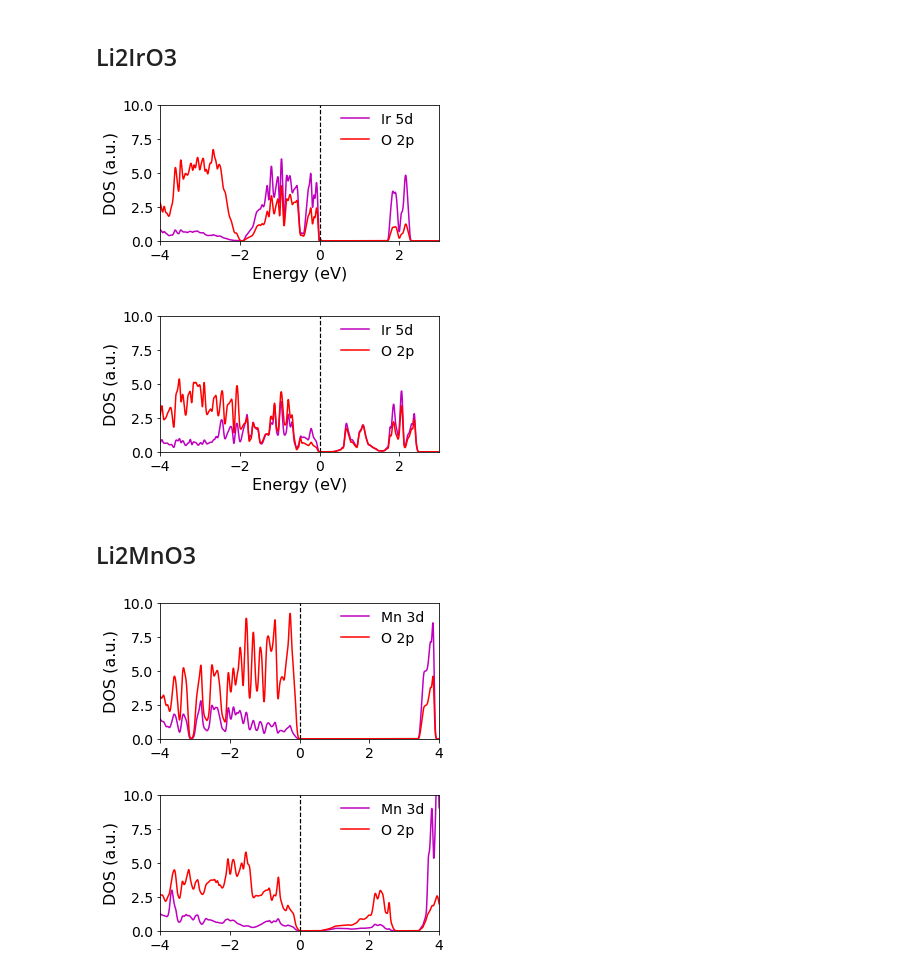
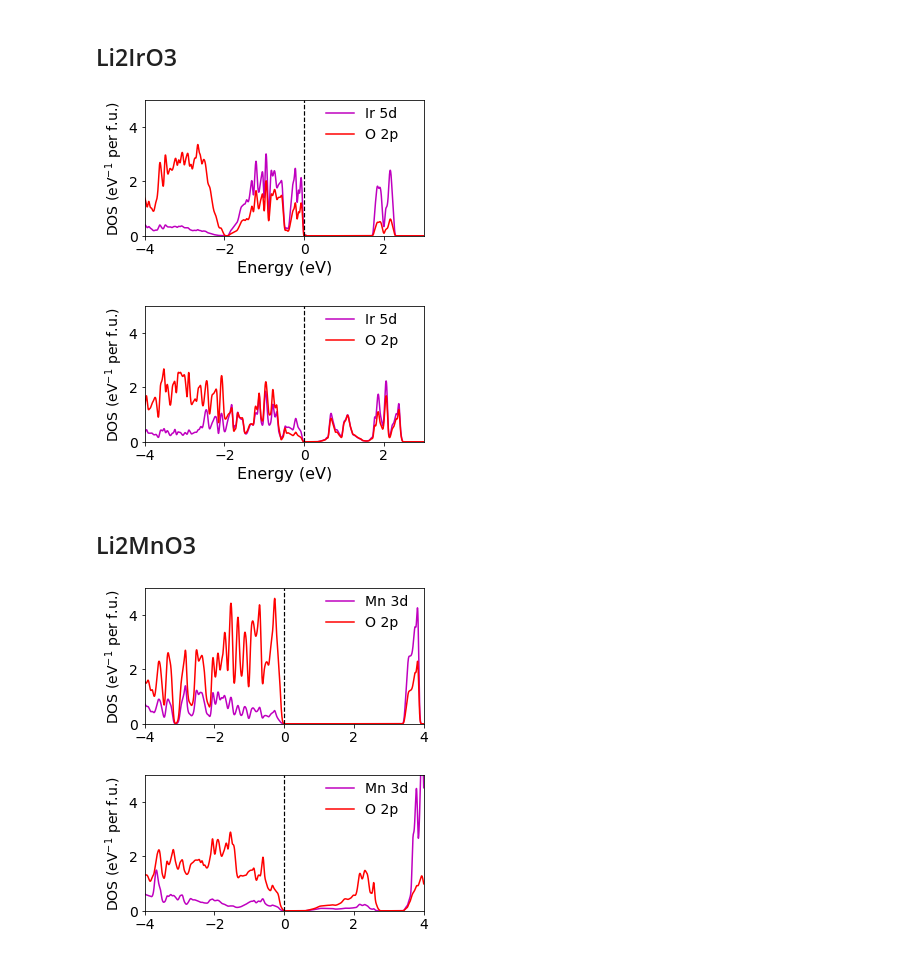
Before and after one commit to mbercx/phd-thesis, a Jupyter notebook: jupyter/batteries/li_rich/pdos_analysis.ipynb, the cells around one changed output. Cells and saved outputs as stored; diff of their text form; code cells hidden in the pictures.

Commit message:
fix: changed units for Mn-Ir pdos figures.

```diff
--- a/jupyter/batteries/li_rich/pdos_analysis.ipynb
+++ b/jupyter/batteries/li_rich/pdos_analysis.ipynb
@@ -7,6 +7,8 @@ from pymatgen.electronic_structure.core import Orbital, OrbitalType
 from pymatgen.electronic_structure.dos import Dos
 from pymatgen.electronic_structure.plotter import DosPlotter
 from pymatgen import Element, Spin
+
+figures_dir = "../../../figures/temp/"
 # %% [markdown]
 # MRSAdv-2018-3037452 - PDOS analysis
 
@@ -66,30 +68,32 @@ new_dos_Ir_d_chg = f_Ir_d_chg(new_e).clip(min=0)
 new_dos_O_p_chg = f_O_p_chg(new_e).clip(min=0)
 # %%
 plt.figure(figsize=(5,3))
-plt.xlim([-4, 3]); plt.ylim([-0, 10])
-plt.ylabel("DOS (a.u.)", fontdict={'size': 16})
+plt.xlim([-4, 3]); plt.ylim([-0, 5])
+plt.ylabel("DOS (eV$^{-1}$ per f.u.)", fontdict={'size': 14})
 plt.xlabel("Energy (eV)", fontdict={'size': 16})
-plt.plot(new_e, new_dos_Ir_d_dis, 'm')
-plt.plot(new_e, new_dos_O_p_dis, 'r')
-plt.plot([0, 0], [0, 10], "k--", linewidth=1.2)
+plt.plot(new_e, new_dos_Ir_d_dis / 2, 'm')
+plt.plot(new_e, new_dos_O_p_dis / 2, 'r')
+plt.plot([0, 0], [0, 5], "k--", linewidth=1.2)
 plt.legend(["Ir 5d", "O 2p"], loc=(0.63, 0.65), frameon=False)
 plt.gcf().subplots_adjust(bottom=0.25)
-# plt.savefig("li2iro3.png", dpi=300, bbox_inches="tight")
+plt.savefig(os.path.join(figures_dir, "li2iro3_dis.png"),
+            dpi=300, bbox_inches="tight")
 # %% [output]
-[figure, old version]
+[figure, new version]
 # %%
 plt.figure(figsize=(5,3))
-plt.xlim([-4, 3]); plt.ylim([-0, 10])
-plt.ylabel("DOS (a.u.)", fontdict={'size': 16})
+plt.xlim([-4, 3]); plt.ylim([-0, 5])
+plt.ylabel("DOS (eV$^{-1}$ per f.u.)", fontdict={'size': 14})
 plt.xlabel("Energy (eV)", fontdict={'size': 16})
-plt.plot(new_e, new_dos_Ir_d_chg, 'm')
-plt.plot(new_e, new_dos_O_p_chg, 'r')
-plt.plot([0, 0], [0, 10], "k--", linewidth=1.2)
+plt.plot(new_e, new_dos_Ir_d_chg / 2, 'm')
+plt.plot(new_e, new_dos_O_p_chg / 2, 'r')
+plt.plot([0, 0], [0, 5], "k--", linewidth=1.2)
 plt.legend(["Ir 5d", "O 2p"], loc=(0.63, 0.65), frameon=False)
 plt.gcf().subplots_adjust(bottom=0.25)
-# plt.savefig("li2iro3_charged.png", dpi=300, bbox_inches="tight")
+plt.savefig(os.path.join(figures_dir, "li2iro3_chg.png"),
+            dpi=300, bbox_inches="tight")
 # %% [output]
-[figure, old version]
+[figure, new version]
 # %% [markdown]
 ## Li2MnO3
 # %%
@@ -117,25 +121,27 @@ new_dos_Mn_d_chg = f_Mn_d_chg(new_e).clip(min=0)
 new_dos_O_p_chg = f_O_p_chg(new_e).clip(min=0)
 # %%
 plt.figure(figsize=(5,3))
-plt.xlim([-4, 4]); plt.ylim([-0, 10])
-plt.ylabel("DOS (a.u.)", fontdict={'size': 16})
-plt.plot(new_e, new_dos_Mn_d_dis, 'm')
-plt.plot(new_e, new_dos_O_p_dis, 'r')
-plt.plot([0, 0], [0, 10], "k--", linewidth=1.2)
+plt.xlim([-4, 4]); plt.ylim([-0, 5])
+plt.ylabel("DOS (eV$^{-1}$ per f.u.)", fontdict={'size': 14})
+plt.plot(new_e, new_dos_Mn_d_dis / 2, 'm')
+plt.plot(new_e, new_dos_O_p_dis / 2, 'r')
+plt.plot([0, 0], [0, 5], "k--", linewidth=1.2)
 plt.legend(["Mn 3d", "O 2p"], loc=(0.63, 0.65), frameon=False)
 plt.gcf().subplots_adjust(bottom=0.25)
-# plt.savefig("li2mno3.png", dpi=300, bbox_inches="tight")
+plt.savefig(os.path.join(figures_dir, "li2mno3_dis.png"),
+            dpi=300, bbox_inches="tight")
 # %% [output]
-[figure, old version]
+[figure, new version]
 # %%
 plt.figure(figsize=(5,3))
-plt.xlim([-4, 4]); plt.ylim([-0, 10])
-plt.ylabel("DOS (a.u.)", fontdict={'size': 16})
-plt.plot(new_e, new_dos_Mn_d_chg, 'm')
-plt.plot(new_e, new_dos_O_p_chg, 'r')
-plt.plot([0, 0], [0, 10], "k--", linewidth=1.2)
+plt.xlim([-4, 4]); plt.ylim([-0, 5])
+plt.ylabel("DOS (eV$^{-1}$ per f.u.)", fontdict={'size': 14})
+plt.plot(new_e, new_dos_Mn_d_chg / 2, 'm')
+plt.plot(new_e, new_dos_O_p_chg / 2, 'r')
+plt.plot([0, 0], [0, 5], "k--", linewidth=1.2)
 plt.legend(["Mn 3d", "O 2p"], loc=(0.63, 0.65), frameon=False)
 plt.gcf().subplots_adjust(bottom=0.25)
-# plt.savefig("li2mno3_charged.png", dpi=300, bbox_inches="tight")
+plt.savefig(os.path.join(figures_dir, "li2mno3_chg.png"),
+            dpi=300, bbox_inches="tight")
 # %% [output]
-[figure, old version]
+[figure, new version]
```
